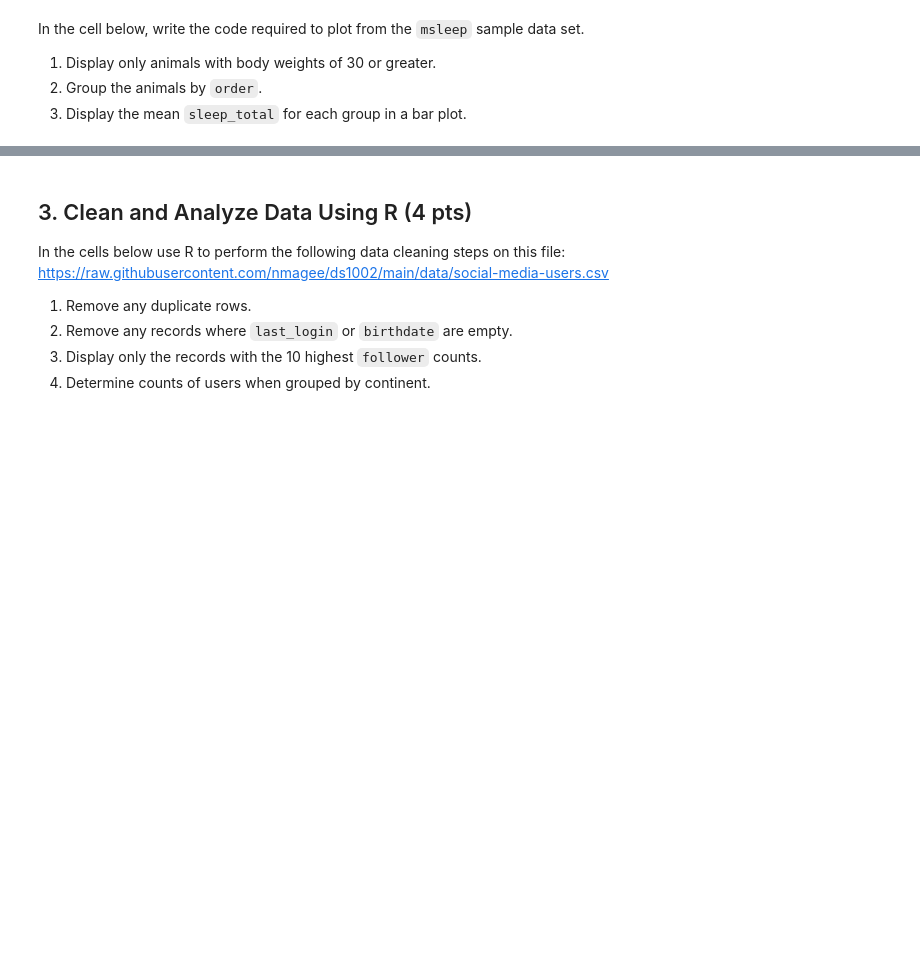
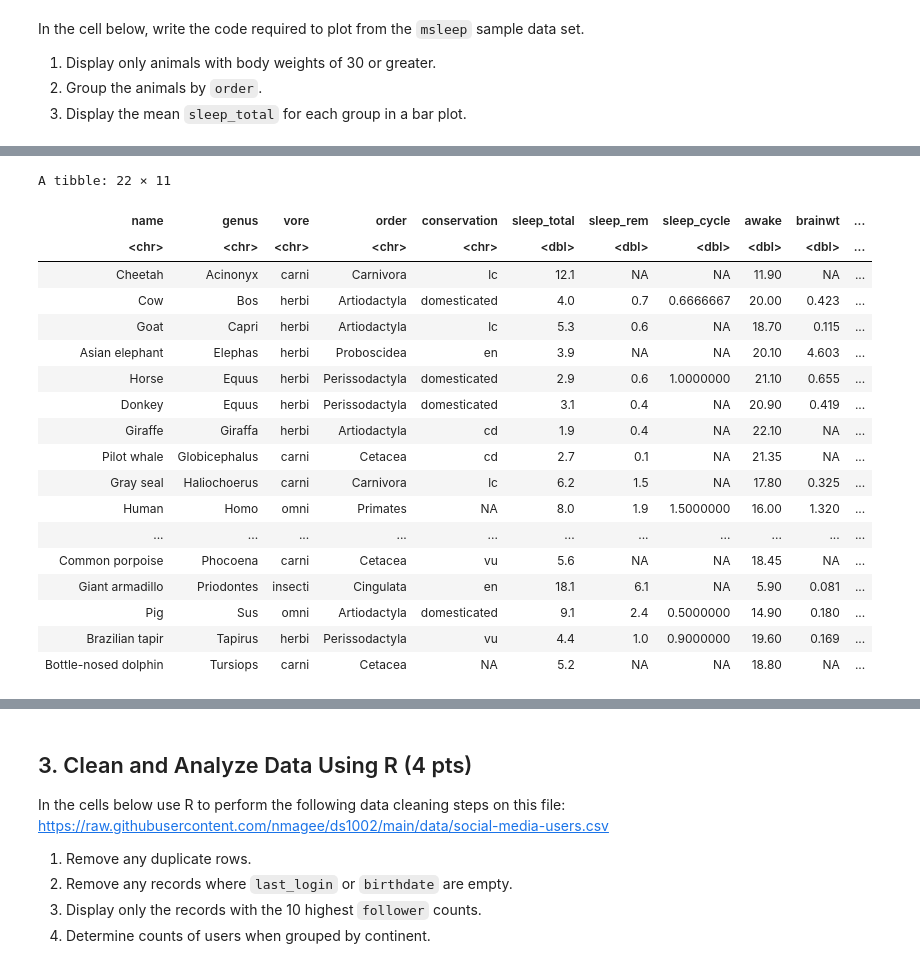
Before and after one commit to EmujinBat/ds1002-kfm8nx, a Jupyter notebook: homework/week-15.ipynb, the cells around one changed output, grey strips where cells are left out. Saved outputs shown, nothing was run; the diff lists cells and outputs as text; code cells hidden in the pictures; blank space fills up the shorter version.

```diff
--- a/homework/week-15.ipynb
+++ b/homework/week-15.ipynb
@@ -106 +84,25 @@ A data.frame: 22 × 11
+# %%
+heavier<- msleep[msleep$bodywt >= 30,]
+
+heavier
+# %% [output]
+A tibble: 22 × 11
+| name | genus | vore | order | conservation | sleep_total | sleep_rem | sleep_cycle | awake | brainwt | ... |
+| <chr> | <chr> | <chr> | <chr> | <chr> | <dbl> | <dbl> | <dbl> | <dbl> | <dbl> | ... |
+| Cheetah | Acinonyx | carni | Carnivora | lc | 12.1 | NA | NA | 11.90 | NA | ... |
+| Cow | Bos | herbi | Artiodactyla | domesticated | 4.0 | 0.7 | 0.6666667 | 20.00 | 0.423 | ... |
+| Goat | Capri | herbi | Artiodactyla | lc | 5.3 | 0.6 | NA | 18.70 | 0.115 | ... |
+| Asian elephant | Elephas | herbi | Proboscidea | en | 3.9 | NA | NA | 20.10 | 4.603 | ... |
+| Horse | Equus | herbi | Perissodactyla | domesticated | 2.9 | 0.6 | 1.0000000 | 21.10 | 0.655 | ... |
+| Donkey | Equus | herbi | Perissodactyla | domesticated | 3.1 | 0.4 | NA | 20.90 | 0.419 | ... |
+| Giraffe | Giraffa | herbi | Artiodactyla | cd | 1.9 | 0.4 | NA | 22.10 | NA | ... |
+| Pilot whale | Globicephalus | carni | Cetacea | cd | 2.7 | 0.1 | NA | 21.35 | NA | ... |
+| Gray seal | Haliochoerus | carni | Carnivora | lc | 6.2 | 1.5 | NA | 17.80 | 0.325 | ... |
+| Human | Homo | omni | Primates | NA | 8.0 | 1.9 | 1.5000000 | 16.00 | 1.320 | ... |
+| ... | ... | ... | ... | ... | ... | ... | ... | ... | ... | ... |
+| Common porpoise | Phocoena | carni | Cetacea | vu | 5.6 | NA | NA | 18.45 | NA | ... |
+| Giant armadillo | Priodontes | insecti | Cingulata | en | 18.1 | 6.1 | NA | 5.90 | 0.081 | ... |
+| Pig | Sus | omni | Artiodactyla | domesticated | 9.1 | 2.4 | 0.5000000 | 14.90 | 0.180 | ... |
+| Brazilian tapir | Tapirus | herbi | Perissodactyla | vu | 4.4 | 1.0 | 0.9000000 | 19.60 | 0.169 | ... |
+| Bottle-nosed dolphin | Tursiops | carni | Cetacea | NA | 5.2 | NA | NA | 18.80 | NA | ... |
 # %%
```
Also changed, not shown: parts of 4 cells of this notebook.
